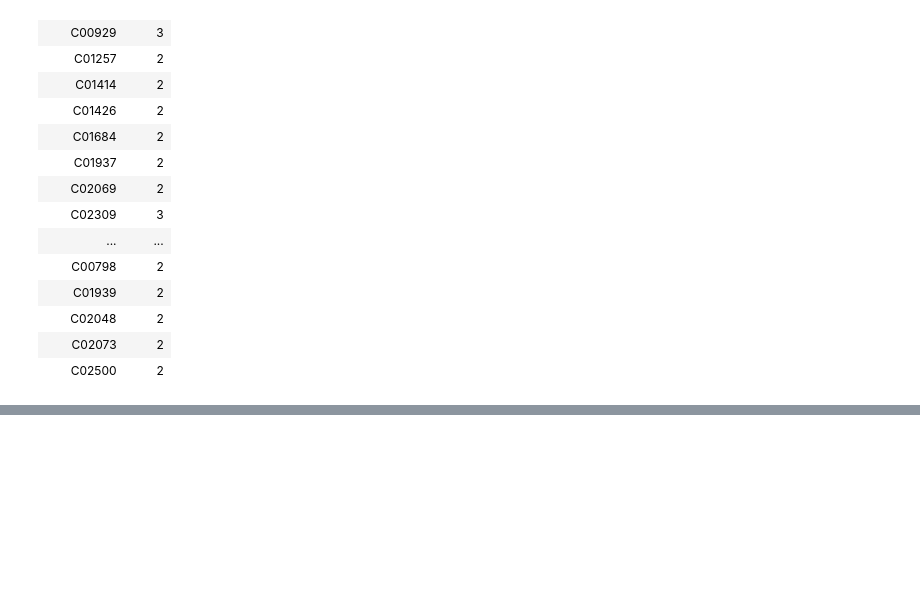
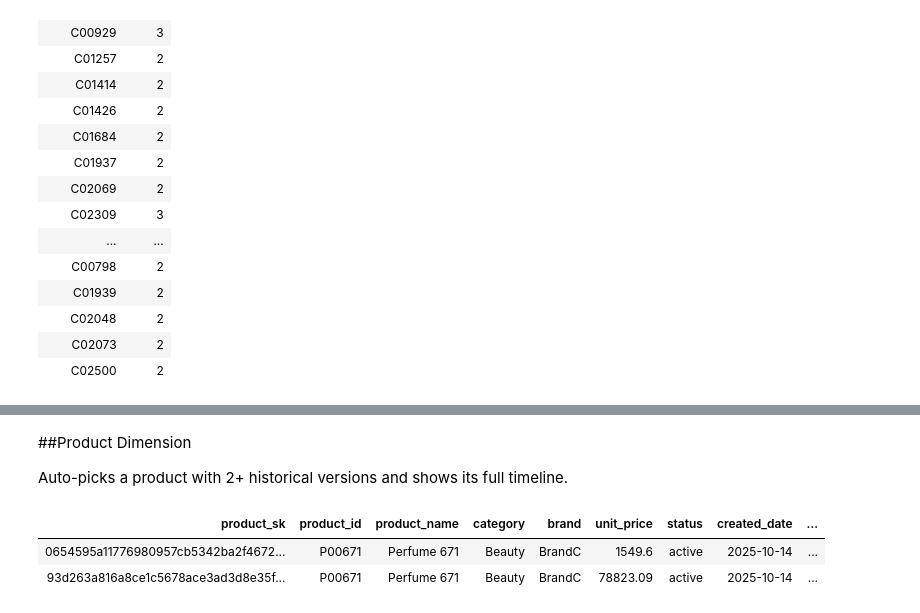
Before and after one commit to sakshamsharma-code/CEI_Internship, a Jupyter notebook: CEI Intern Project/Retail E-Commerce Sales Analytics Pipeline/03_silver_stage2_scd2.ipynb, the cells around one changed output, grey strips where cells are left out. Drawn from its saved outputs; the diff is of its cells as text; code cells hidden in the pictures; blank space fills up the shorter version.

```diff
--- a/CEI Intern Project/Retail E-Commerce Sales Analytics Pipeline/03_silver_stage2_scd2.ipynb
+++ b/CEI Intern Project/Retail E-Commerce Sales Analytics Pipeline/03_silver_stage2_scd2.ipynb
@@ -209,0 +225,15 @@ Total product dim rows: 960
+# %% [markdown]
+##Product Dimension
+
+Auto-picks a product with 2+ historical versions and shows its full timeline.
+# %%
+%sql
+SELECT * FROM retail_demo.silver.dim_product_scd2
+WHERE product_id = (SELECT product_id
+FROM retail_demo.silver.dim_product_scd2
+GROUP BY product_id HAVING COUNT(*) > 1 LIMIT 1)
+ORDER BY effective_start_date;
+# %% [output]
+| product_sk | product_id | product_name | category | brand | unit_price | status | created_date | ... |
+| 0654595a11776980957cb5342ba2f4672... | P00671 | Perfume 671 | Beauty | BrandC | 1549.6 | active | 2025-10-14 | ... |
+| 93d263a816a8ce1c5678ace3ad3d8e35f... | P00671 | Perfume 671 | Beauty | BrandC | 78823.09 | active | 2025-10-14 | ... |
```
Also changed, not shown: parts of 2 cells of this notebook, 41 other files.
